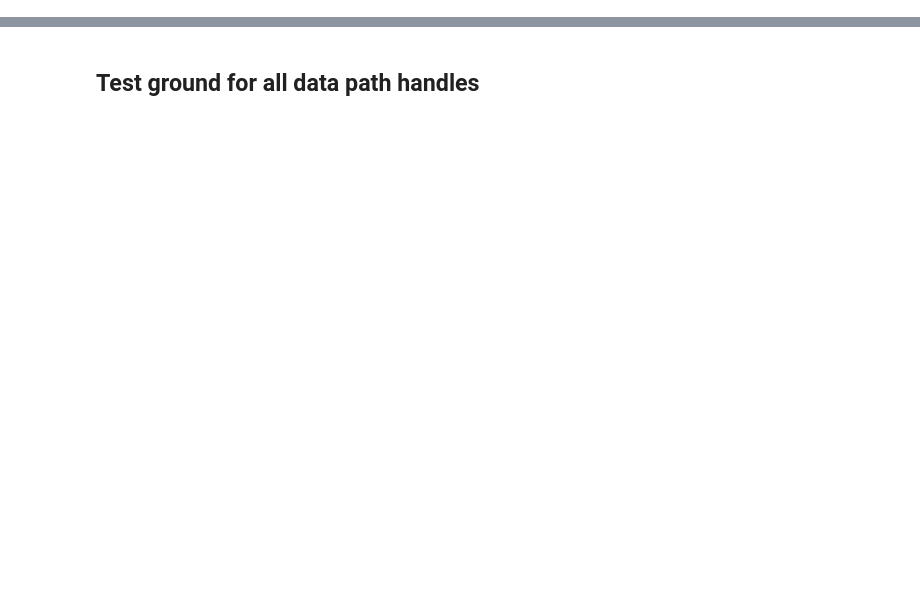
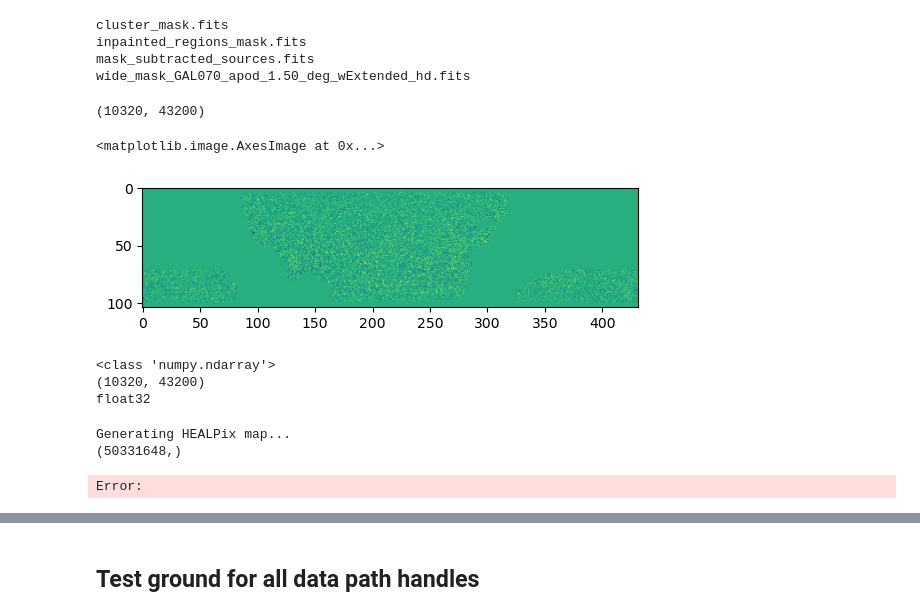
Before and after one commit to Zguandi/unWISE_SZ, a Jupyter notebook: act_sample.ipynb, the cells around one changed output, grey strips where cells are left out. Drawn from its saved outputs; the diff is of its cells as text; code cells hidden in the pictures; blank space fills up the shorter version.

```diff
--- a/act_sample.ipynb
+++ b/act_sample.ipynb
@@ -0,0 +28,73 @@
+# %%
+mask_ACT_codex = di.get_mask_index_act()
+for index in mask_ACT_codex:
+    print(index.filename)
+# %% [output]
+cluster_mask.fits
+inpainted_regions_mask.fits
+mask_subtracted_sources.fits
+wide_mask_GAL070_apod_1.50_deg_wExtended_hd.fits
+# %%
+print(enmap_ACT_sample.shape)
+import matplotlib.pyplot as plt
+plt.imshow(enmap_ACT_sample[::100,::100])
+# %% [output]
+(10320, 43200)
+<matplotlib.image.AxesImage at 0x...>
+[figure, added]
+# %%
+print(type(enmap_ACT_sample))
+print(enmap_ACT_sample.shape)
+print(enmap_ACT_sample.dtype)
+# %% [output]
+<class 'numpy.ndarray'>
+(10320, 43200)
+float32
+# %%
+for index in map_ACT_codex[:1]:
+    healpix_act_map = index.generate_map()
+
+print(healpix_act_map.shape)
+# %% [output]
+Generating HEALPix map...
+(50331648,)
+# %%
+# mask_paths = di.get_ACT_mask_path()
+
+# from astropy.io import fits
+
+# with fits.open(mask_paths[0]) as hdul:
+#     mask = hdul[0].data
+
+# print(mask.shape)
+import numpy as np
+import healpy as hp
+from astropy.io import fits
+from pixell import enmap, utils, reproject, wcsutils
+
+mask_ACT_codex = di.get_mask_index_act()
+nside = 256
+
+enmap_shape = mask_ACT_codex[0].shape()
+mask_act_enmap = np.ones(enmap_shape).astype(np.float32)
+print(mask_act_enmap.shape)
+
+for index in mask_ACT_codex[:2]:
+    mask_enmap,header = index.read()
+    wcs = wcsutils.WCS(header)
+    mask_act_enmap *= mask_enmap
+    print("finished reading {}".format(index))
+    # print(index,wcs)
+    # plt.imshow(mask_enmap[::100,::100])
+    # plt.show()
+    # print(mask_enmap.shape)
+    # print(mask_enmap.dtype)
+    # print(type(mask_enmap))
+
+
+
+
+# mask_enmap,header = index.read()
+# plt.imshow(mask_act_enmap[::100,::100])
+# %% [output]
+Error:
```
Also changed, not shown: parts of 11 cells of this notebook, 8 other files.
